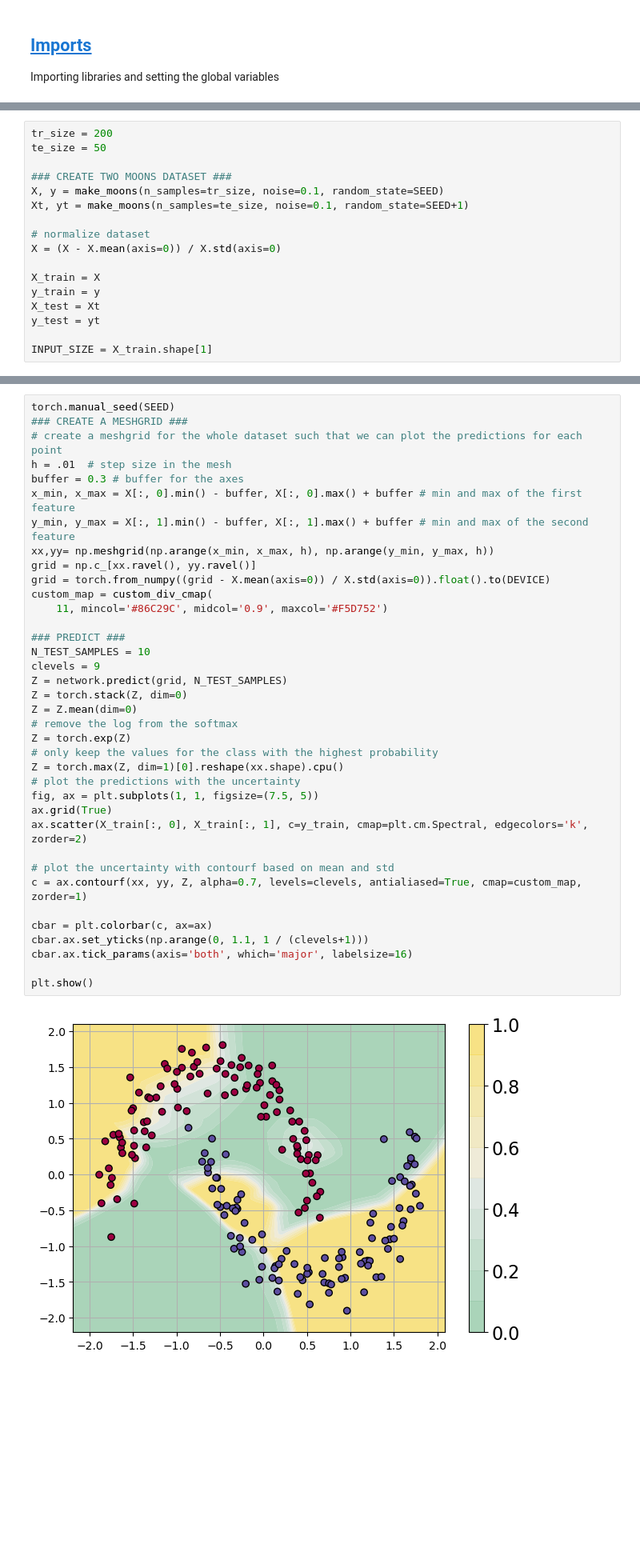
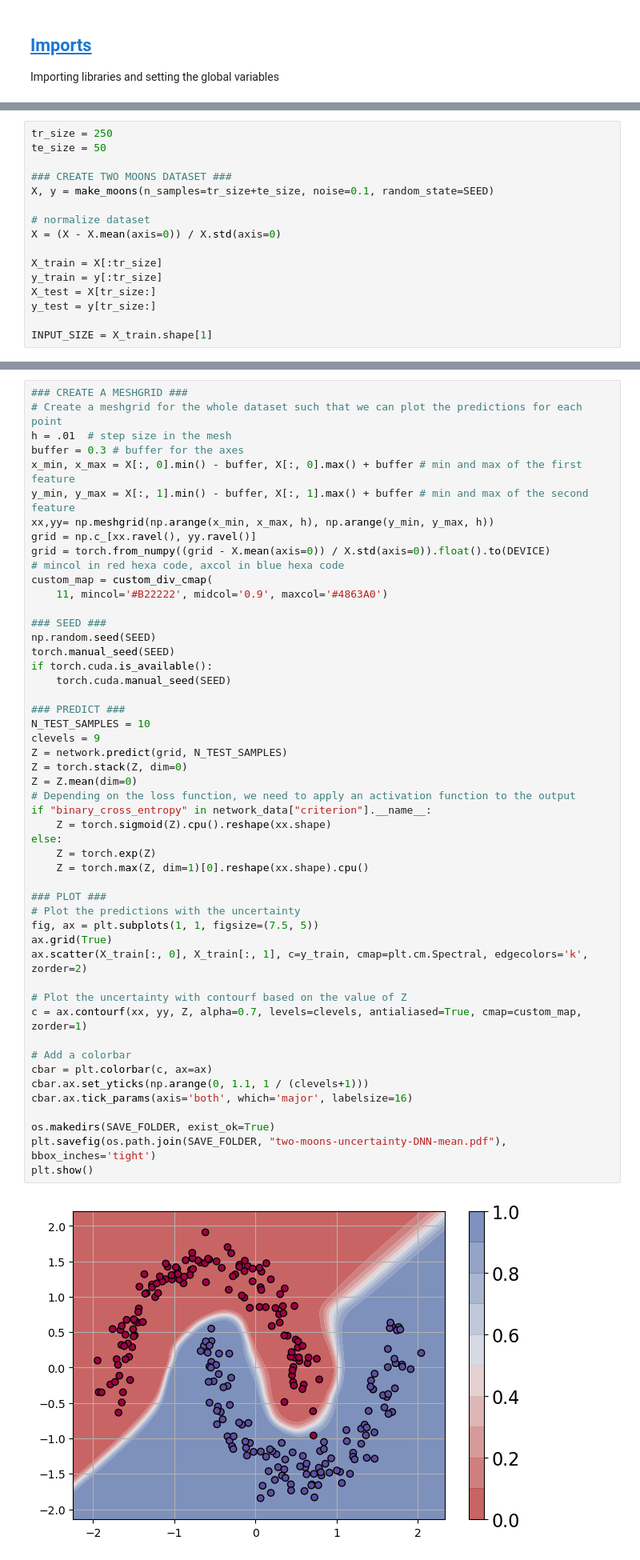
Before and after one commit to kellian-cottart/binarized-neural-networks, a Jupyter notebook: two-moons.ipynb, the cells around one changed output, grey strips where cells are left out. Shown: that part at 80% size. Drawn from its saved outputs; the diff is of its cells as text; blank space fills up the shorter version.

Commit message:
feat: two moons

```diff
--- a/two-moons.ipynb
+++ b/two-moons.ipynb
@@ -61,20 +67,19 @@ We split the dataset into a train and test set. The test set will be used to eva
 - `x_test`: the input data for the test set with 256 points
 - `y_test`: the labels for the test set with 256 points
 # %%
-tr_size = 200
+tr_size = 250
 te_size = 50
 
 ### CREATE TWO MOONS DATASET ###
-X, y = make_moons(n_samples=tr_size, noise=0.1, random_state=SEED)
-Xt, yt = make_moons(n_samples=te_size, noise=0.1, random_state=SEED+1)
+X, y = make_moons(n_samples=tr_size+te_size, noise=0.1, random_state=SEED)
 
 # normalize dataset
 X = (X - X.mean(axis=0)) / X.std(axis=0)
 
-X_train = X
-y_train = y
-X_test = Xt
-y_test = yt
+X_train = X[:tr_size]
+y_train = y[:tr_size]
+X_test = X[tr_size:]
+y_test = y[tr_size:]
 
 INPUT_SIZE = X_train.shape[1]
 # %%
@@ -174,41 +186,54 @@ def custom_div_cmap(numcolors=11, name='custom_div_cmap',
 custom_map = custom_div_cmap(
     11, mincol='#86C29C', midcol='0.9', maxcol='#F5D752')
 # %%
-torch.manual_seed(SEED)
 ### CREATE A MESHGRID ###
-# create a meshgrid for the whole dataset such that we can plot the predictions for each point
+# Create a meshgrid for the whole dataset such that we can plot the predictions for each point
 h = .01  # step size in the mesh
 buffer = 0.3 # buffer for the axes
 x_min, x_max = X[:, 0].min() - buffer, X[:, 0].max() + buffer # min and max of the first feature
 y_min, y_max = X[:, 1].min() - buffer, X[:, 1].max() + buffer # min and max of the second feature
 xx,yy= np.meshgrid(np.arange(x_min, x_max, h), np.arange(y_min, y_max, h))
 grid = np.c_[xx.ravel(), yy.ravel()]
 grid = torch.from_numpy((grid - X.mean(axis=0)) / X.std(axis=0)).float().to(DEVICE)
+# mincol in red hexa code, axcol in blue hexa code
 custom_map = custom_div_cmap(
-    11, mincol='#86C29C', midcol='0.9', maxcol='#F5D752')
+    11, mincol='#B22222', midcol='0.9', maxcol='#4863A0')
+
+### SEED ###
+np.random.seed(SEED)
+torch.manual_seed(SEED)
+if torch.cuda.is_available():
+    torch.cuda.manual_seed(SEED)
 
 ### PREDICT ###
 N_TEST_SAMPLES = 10
 clevels = 9
 Z = network.predict(grid, N_TEST_SAMPLES)
 Z = torch.stack(Z, dim=0)
 Z = Z.mean(dim=0)
-# remove the log from the softmax
-Z = torch.exp(Z)
-# only keep the values for the class with the highest probability
-Z = torch.max(Z, dim=1)[0].reshape(xx.shape).cpu()
-# plot the predictions with the uncertainty
+# Depending on the loss function, we need to apply an activation function to the output
+if "binary_cross_entropy" in network_data["criterion"].__name__:
+    Z = torch.sigmoid(Z).cpu().reshape(xx.shape)
+else:
+    Z = torch.exp(Z)
+    Z = torch.max(Z, dim=1)[0].reshape(xx.shape).cpu()
+
+### PLOT ###
+# Plot the predictions with the uncertainty
 fig, ax = plt.subplots(1, 1, figsize=(7.5, 5))
 ax.grid(True)
 ax.scatter(X_train[:, 0], X_train[:, 1], c=y_train, cmap=plt.cm.Spectral, edgecolors='k', zorder=2)
 
-# plot the uncertainty with contourf based on mean and std
+# Plot the uncertainty with contourf based on the value of Z
 c = ax.contourf(xx, yy, Z, alpha=0.7, levels=clevels, antialiased=True, cmap=custom_map, zorder=1)
 
+# Add a colorbar
 cbar = plt.colorbar(c, ax=ax)
 cbar.ax.set_yticks(np.arange(0, 1.1, 1 / (clevels+1)))
 cbar.ax.tick_params(axis='both', which='major', labelsize=16)
 
+os.makedirs(SAVE_FOLDER, exist_ok=True)
+plt.savefig(os.path.join(SAVE_FOLDER, "two-moons-uncertainty-DNN-mean.pdf"), bbox_inches='tight')
 plt.show()
 # %% [output]
-[figure, old version]
+[figure, new version]
```
Also changed, not shown: parts of 18 cells of this notebook, 11 other files.
